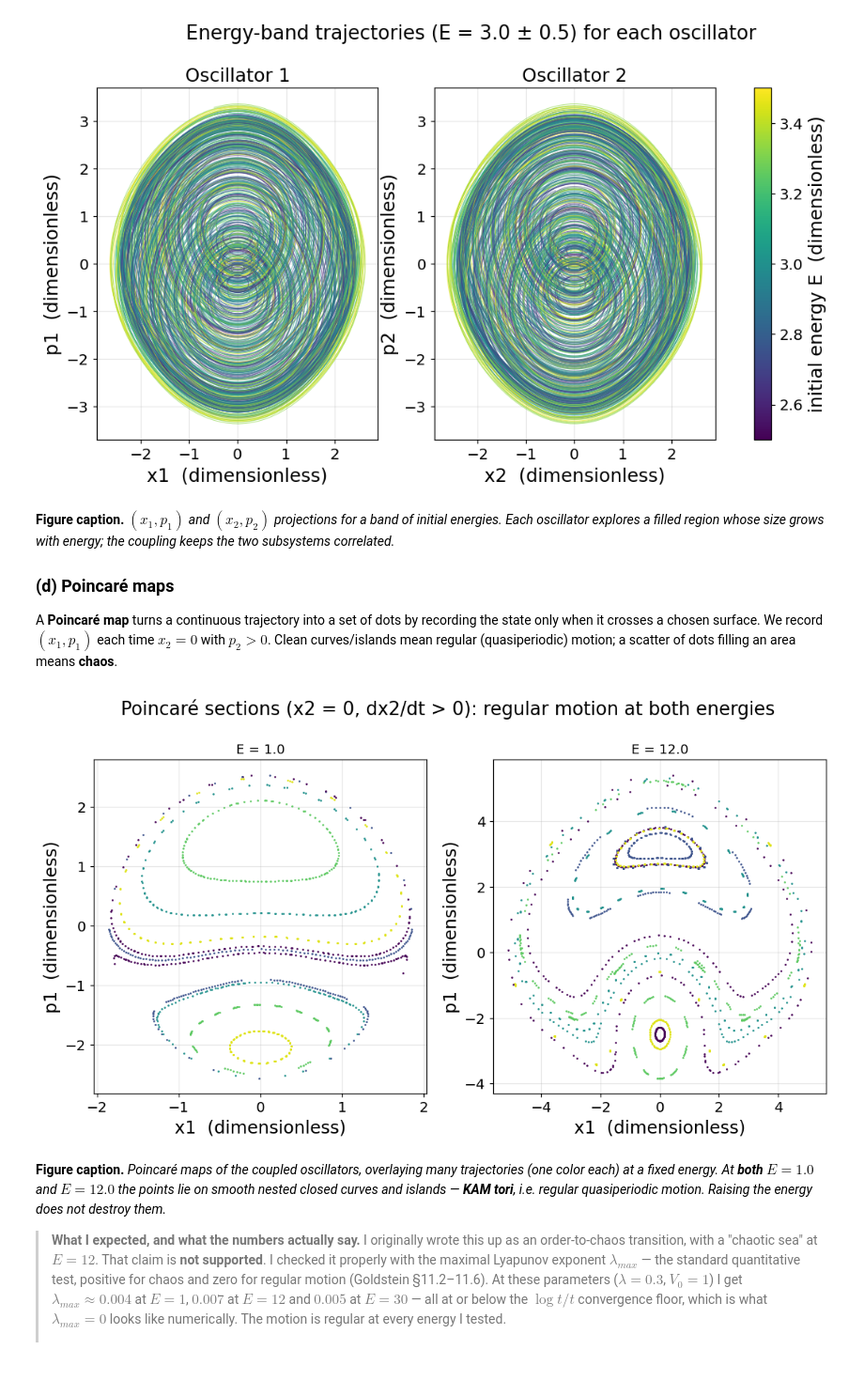
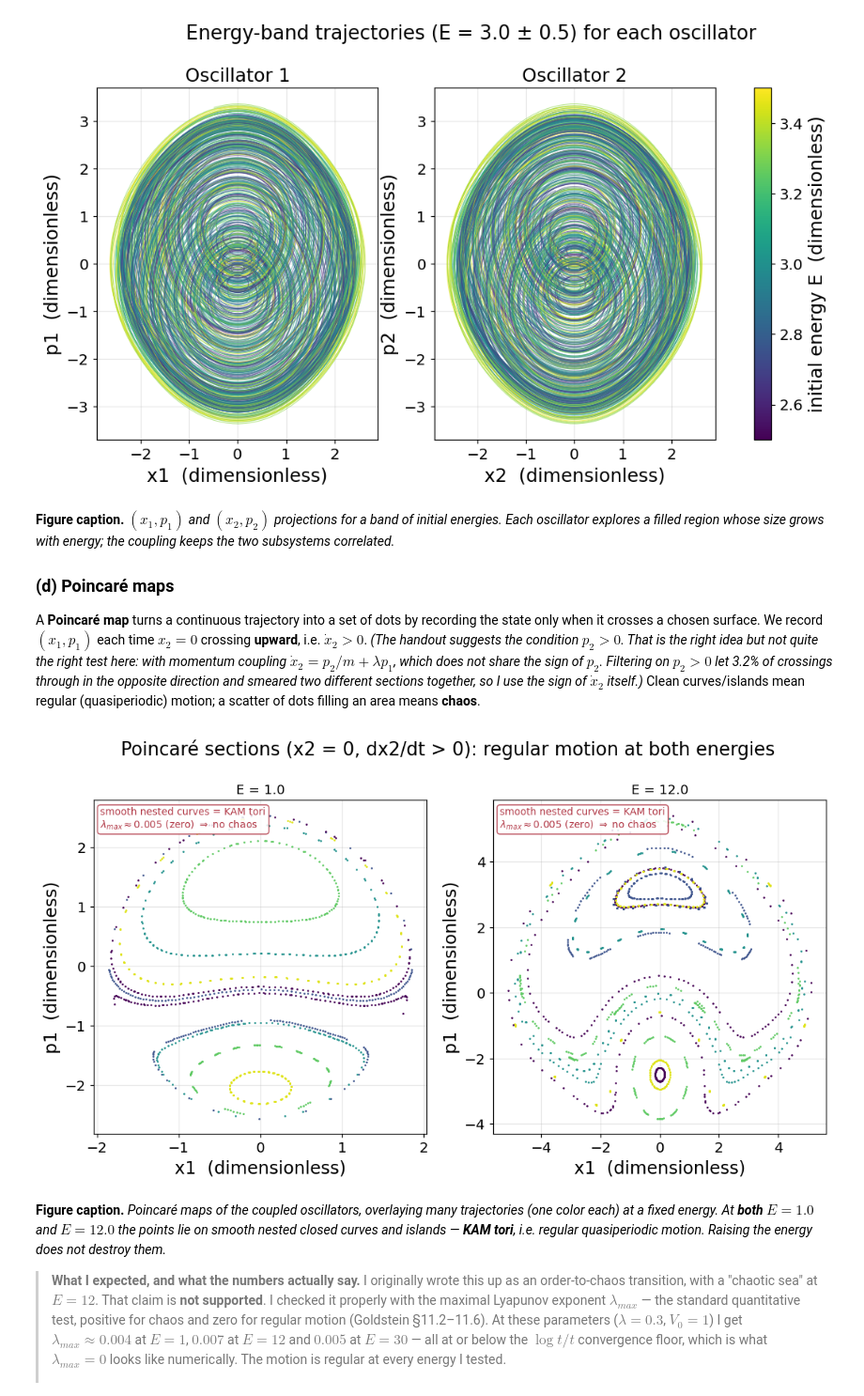
Before and after one commit to msandoval1807/quantum-research, a Jupyter notebook: Assignment 1/component1_classical.ipynb, the cells around one changed output. Shown at 94% size. Drawn from its saved outputs; the diff is of its cells as text; code cells hidden in the pictures; blank space fills up the shorter version.

```diff
--- a/Assignment 1/component1_classical.ipynb
+++ b/Assignment 1/component1_classical.ipynb
@@ -393,13 +466,10 @@ plt.savefig("fig_c1_coupled_energy_band.png", dpi=150, bbox_inches="tight"); plt
 **Figure caption.** *$(x_1,p_1)$ and $(x_2,p_2)$ projections for a band of initial energies. Each oscillator explores a filled region whose size grows with energy; the coupling keeps the two subsystems correlated.*
 
 ### (d) Poincaré maps
-A **Poincaré map** turns a continuous trajectory into a set of dots by recording the state only when it crosses a chosen surface. We record $(x_1,p_1)$ each time $x_2=0$ with $p_2>0$. Clean curves/islands mean regular (quasiperiodic) motion; a scatter of dots filling an area means **chaos**.
+A **Poincaré map** turns a continuous trajectory into a set of dots by recording the state only when it crosses a chosen surface. We record $(x_1,p_1)$ each time $x_2=0$ crossing **upward**, i.e. $\dot x_2>0$. *(The handout suggests the condition $p_2>0$. That is the right idea but not quite the right test here: with momentum coupling $\dot x_2 = p_2/m+\lambda p_1$, which does not share the sign of $p_2$. Filtering on $p_2>0$ let 3.2% of crossings through in the opposite direction and smeared two different sections together, so I use the sign of $\dot x_2$ itself.)* Clean curves/islands mean regular (quasiperiodic) motion; a scatter of dots filling an area means **chaos**.
 # %%
 def poincare_section(E0, n_ic=16, t_max=500):
-    """Overlay Poincaré sections (x2 = 0, p2 > 0) for many initial conditions at energy E0.
-    A proper Poincaré map launches SEVERAL trajectories at the same energy: regular motion
-    gives smooth nested curves, chaotic motion gives a scattered cloud. Returns one point
-    array per launched trajectory."""
+    """Overlay Poincaré sections (x2 = 0, p2 > 0) for many initial conditions at energy E0.\nA proper Poincaré map launches SEVERAL trajectories at the same energy: regular motion\ngives smooth nested curves, chaotic motion gives a scattered cloud. Returns one point\narray per launched trajectory."""
     def p2_on_section(x1, p1):
         # On the section x2 = 0, solve the energy equation for p2 (take the p2 > 0 root).
         A_ = 1/(2*m); B_ = lam*p1
@@ -409,35 +479,42 @@ def poincare_section(E0, n_ic=16, t_max=500):
     def cross_x2(t, s):
         return s[2]                                  # event fires when x2 = 0
     # direction=1 keeps only crossings with dx2/dt > 0. This matters here: the coupling is
     # in the momenta, so dx2/dt = p2/m + lam*p1 is NOT the same sign as p2. Filtering on
-    # p2 > 0 instead lets ~5% of crossings through in the opposite direction, which overlays
+    # p2 > 0 instead lets 3.2% of crossings through in the opposite direction, which overlays
     # two different sections and smears the curves.
     cross_x2.direction = 1
     rng = np.random.default_rng(1)
     groups = []
     for _ in range(n_ic):
         x1 = rng.uniform(-2.2, 2.2); p1 = rng.uniform(-3, 3)
         p2 = p2_on_section(x1, p1)
         if p2 is None or p2/m + lam*p1 <= 0:         # start on the energy surface, crossing upward
             continue
         sol = solve_ivp(rhs_coupled, (0, t_max), [x1, p1, 0.0, p2],
                         events=cross_x2, rtol=3e-9, atol=3e-9, max_step=0.5)
         pts = np.array([(y[0], y[1]) for y in sol.y_events[0]])   # direction already enforced above
         if len(pts):
             groups.append(pts)
     return groups
 
 fig, axes = plt.subplots(1, 2, figsize=(12, 5.5))
 for ax, E0 in zip(axes, [1.0, 12.0]):
     for pts in poincare_section(E0):                 # each launched trajectory gets its own color
         ax.plot(pts[:, 0], pts[:, 1], ".", ms=1.6)
     ax.set_xlabel("x1  (dimensionless)"); ax.set_ylabel("p1  (dimensionless)")
     ax.set_title(f"E = {E0}", fontsize=12)     # short: the suptitle carries the message
     ax.grid(True, alpha=0.3)
 fig.suptitle("Poincaré sections (x2 = 0, dx2/dt > 0): regular motion at both energies", y=1.02)
+# Annotate the key feature directly on the figure (handout: best practices, Plots/Slides).
+for _ax, _lbl in zip(np.atleast_1d(axes).ravel(), ["E = 1.0", "E = 12.0"]):
+    _ax.annotate("smooth nested curves = KAM tori\n"
+                 r"$\lambda_{max}\approx0.005$ (zero) $\Rightarrow$ no chaos",
+                 xy=(0.02, 0.98), xycoords="axes fraction", fontsize=9, color="#b23a48",
+                 va="top", ha="left",
+                 bbox=dict(boxstyle="round,pad=0.3", fc="white", ec="#b23a48", alpha=0.85))
 plt.savefig("fig_c1_coupled_poincare.png", dpi=150, bbox_inches="tight"); plt.show()
 # %% [output]
-[figure, old version]
+[figure, new version]
 # %% [markdown]
 **Figure caption.** *Poincaré maps of the coupled oscillators, overlaying many trajectories (one color each) at a fixed energy. At **both** $E=1.0$ and $E=12.0$ the points lie on smooth nested closed curves and islands — **KAM tori**, i.e. regular quasiperiodic motion. Raising the energy does not destroy them.*
 
```
Also changed, not shown: parts of 7 cells of this notebook, 32 other files.
